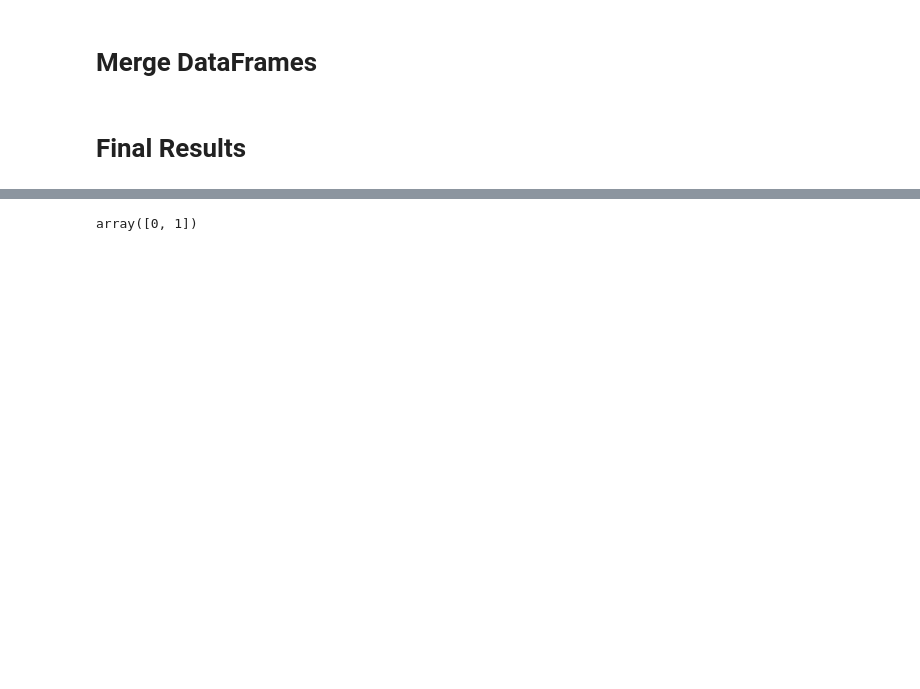
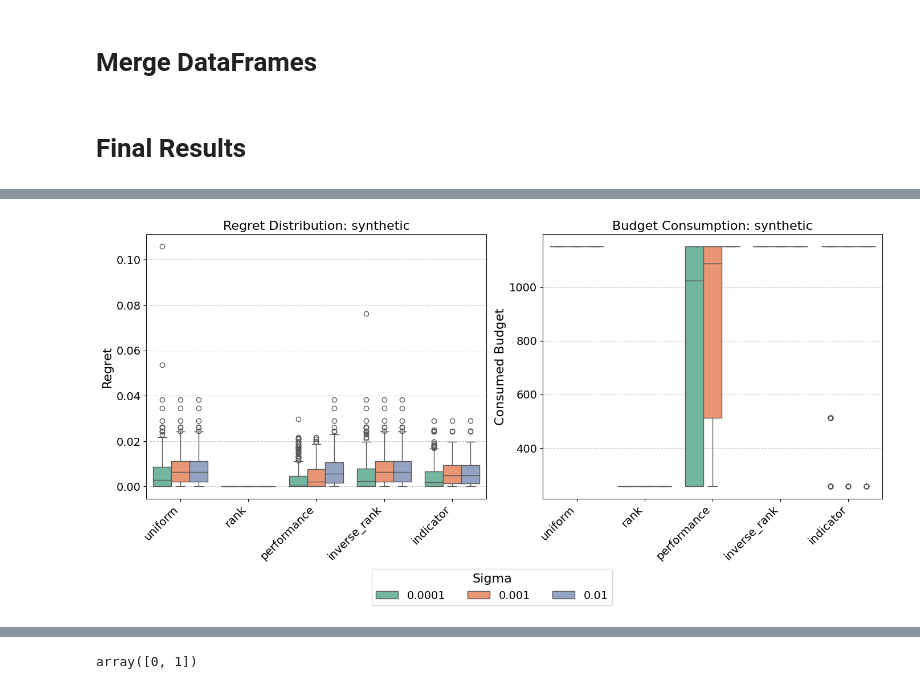
Before and after one commit to lhennig0103/PriorBAI_NeurIPS, a Jupyter notebook: create_plots.ipynb, the cells around one changed output, grey strips where cells are left out. Saved outputs shown, nothing was run; the diff lists cells and outputs as text; code cells hidden in the pictures; blank space fills up the shorter version.

```diff
--- a/create_plots.ipynb
+++ b/create_plots.ipynb
@@ -169,0 +221,4 @@ final_plots(lcbench_date, "lcbench", "Sensitivity Study on LCBench Benchmark", s
+# %%
+final_plots(final_results_table_synthetic, "synthetic", "Sensitivity Study on Synthetic Benchmark", hue="Sigma").savefig("plots/boxplots/synthetic_sigma.pdf", bbox_inches='tight', dpi=300)
+# %% [output]
+[figure, added]
```
Also changed, not shown: parts of 10 cells of this notebook, 3 other files.
